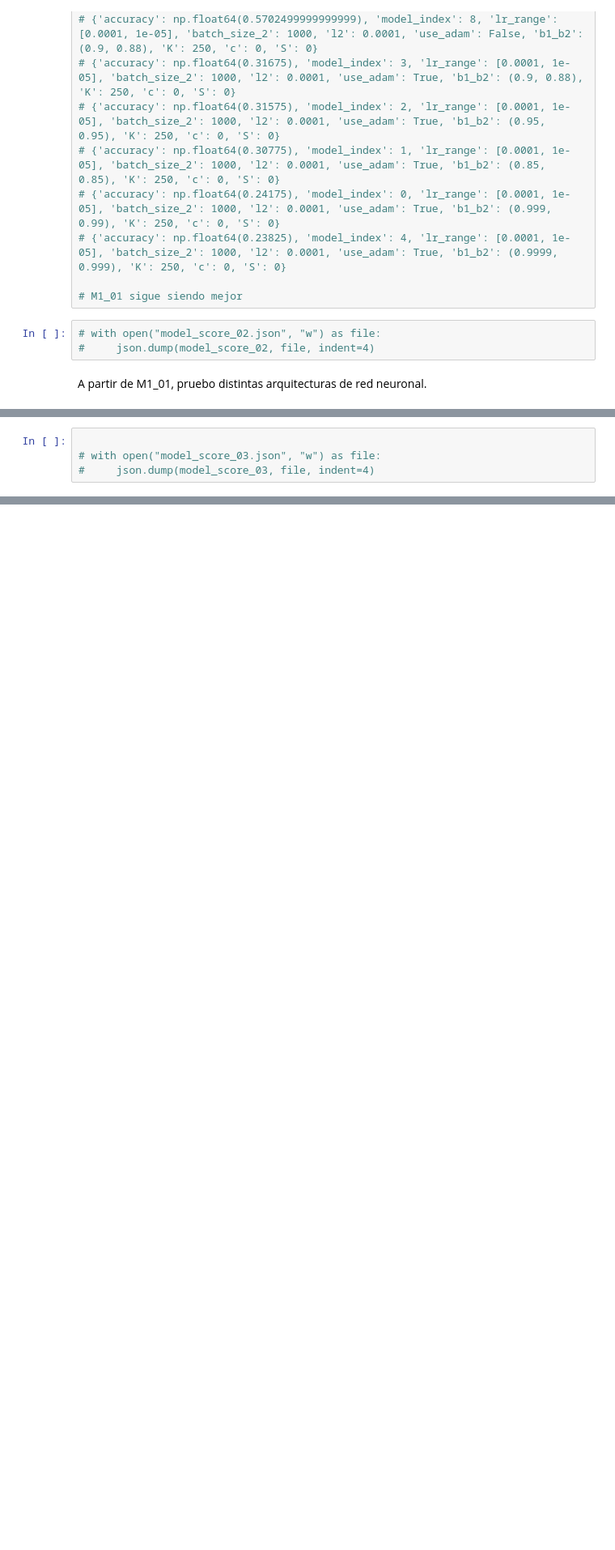
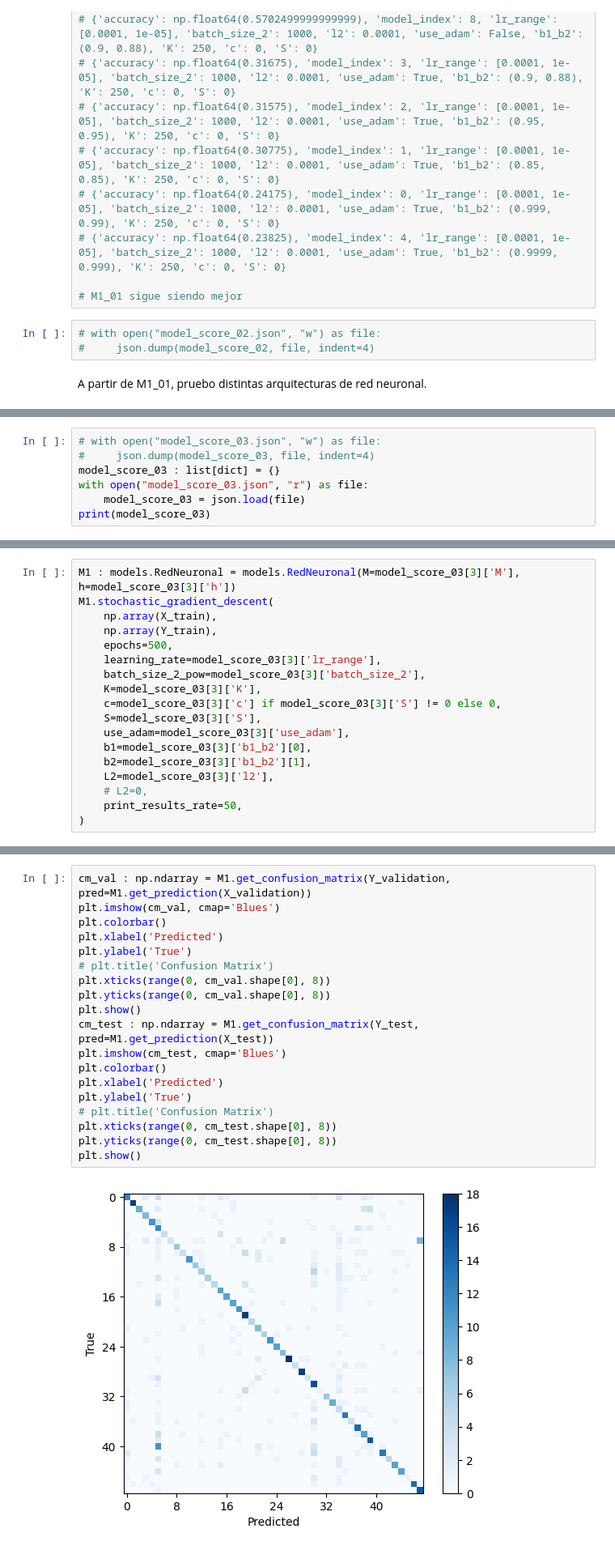
Before and after one commit to NazaGonella/TP03-machine-learning, a Jupyter notebook: (3)_Gonella_Nazareno_Notebook_TP3.ipynb, the cells around one changed output, grey strips where cells are left out. Shown at 81% size. Drawn from its saved outputs; the diff is of its cells as text; blank space fills up the shorter version.

```diff
--- a/(3)_Gonella_Nazareno_Notebook_TP3.ipynb
+++ b/(3)_Gonella_Nazareno_Notebook_TP3.ipynb
@@ -961,4 +949,7 @@ model index: 10
 # %%
-
 # with open("model_score_03.json", "w") as file:
 #     json.dump(model_score_03, file, indent=4)
+model_score_03 : list[dict] = {}
+with open("model_score_03.json", "r") as file:
+    model_score_03 = json.load(file)
+print(model_score_03)
@@ -964,0 +958,18 @@ model index: 10
+# %%
+M1 : models.RedNeuronal = models.RedNeuronal(M=model_score_03[3]['M'], h=model_score_03[3]['h'])
+M1.stochastic_gradient_descent(
+    np.array(X_train),
+    np.array(Y_train),
+    epochs=500,
+    learning_rate=model_score_03[3]['lr_range'],
+    batch_size_2_pow=model_score_03[3]['batch_size_2'],
+    K=model_score_03[3]['K'],
+    c=model_score_03[3]['c'] if model_score_03[3]['S'] != 0 else 0,
+    S=model_score_03[3]['S'],
+    use_adam=model_score_03[3]['use_adam'],
+    b1=model_score_03[3]['b1_b2'][0],
+    b2=model_score_03[3]['b1_b2'][1],
+    L2=model_score_03[3]['l2'],
+    # L2=0,
+    print_results_rate=50,
+)
@@ -964,0 +1000,21 @@ model index: 10
+# %%
+cm_val : np.ndarray = M1.get_confusion_matrix(Y_validation, pred=M1.get_prediction(X_validation))
+plt.imshow(cm_val, cmap='Blues')
+plt.colorbar()
+plt.xlabel('Predicted')
+plt.ylabel('True')
+# plt.title('Confusion Matrix')
+plt.xticks(range(0, cm_val.shape[0], 8))
+plt.yticks(range(0, cm_val.shape[0], 8))
+plt.show()
+cm_test : np.ndarray = M1.get_confusion_matrix(Y_test, pred=M1.get_prediction(X_test))
+plt.imshow(cm_test, cmap='Blues')
+plt.colorbar()
+plt.xlabel('Predicted')
+plt.ylabel('True')
+# plt.title('Confusion Matrix')
+plt.xticks(range(0, cm_test.shape[0], 8))
+plt.yticks(range(0, cm_test.shape[0], 8))
+plt.show()
+# %% [output]
+[figure, added]
```
Also changed, not shown: parts of 8 cells of this notebook, 10 other files.
